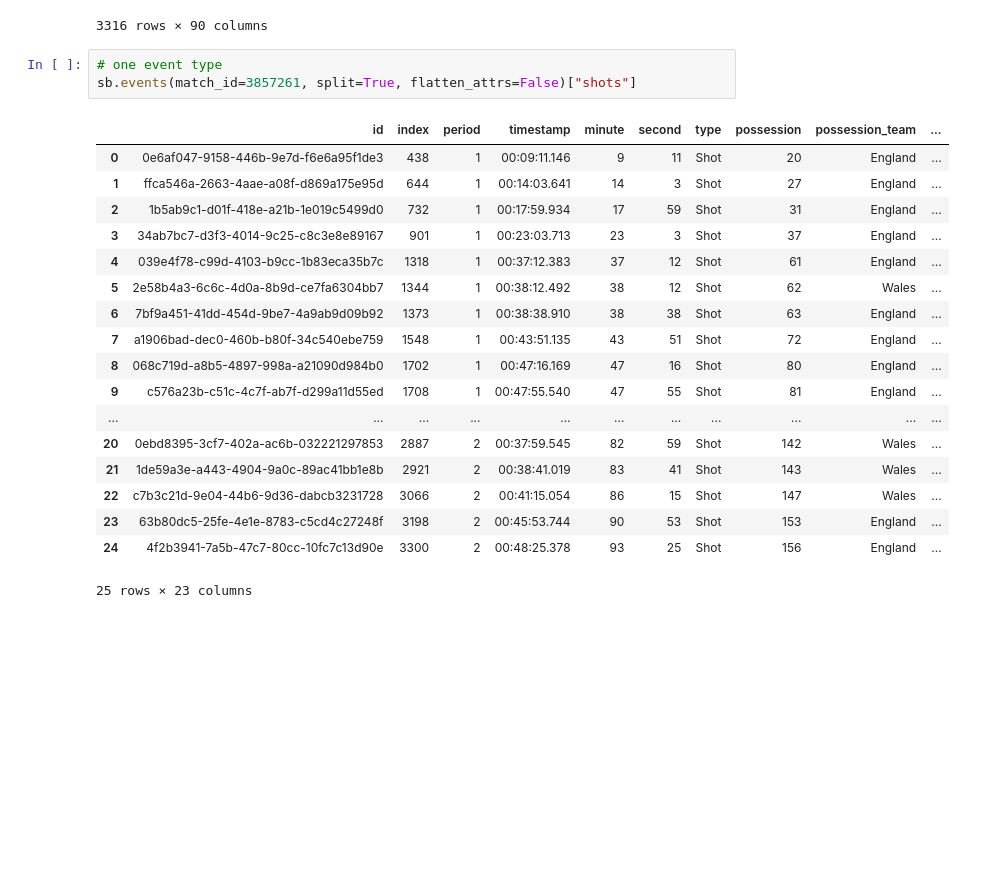
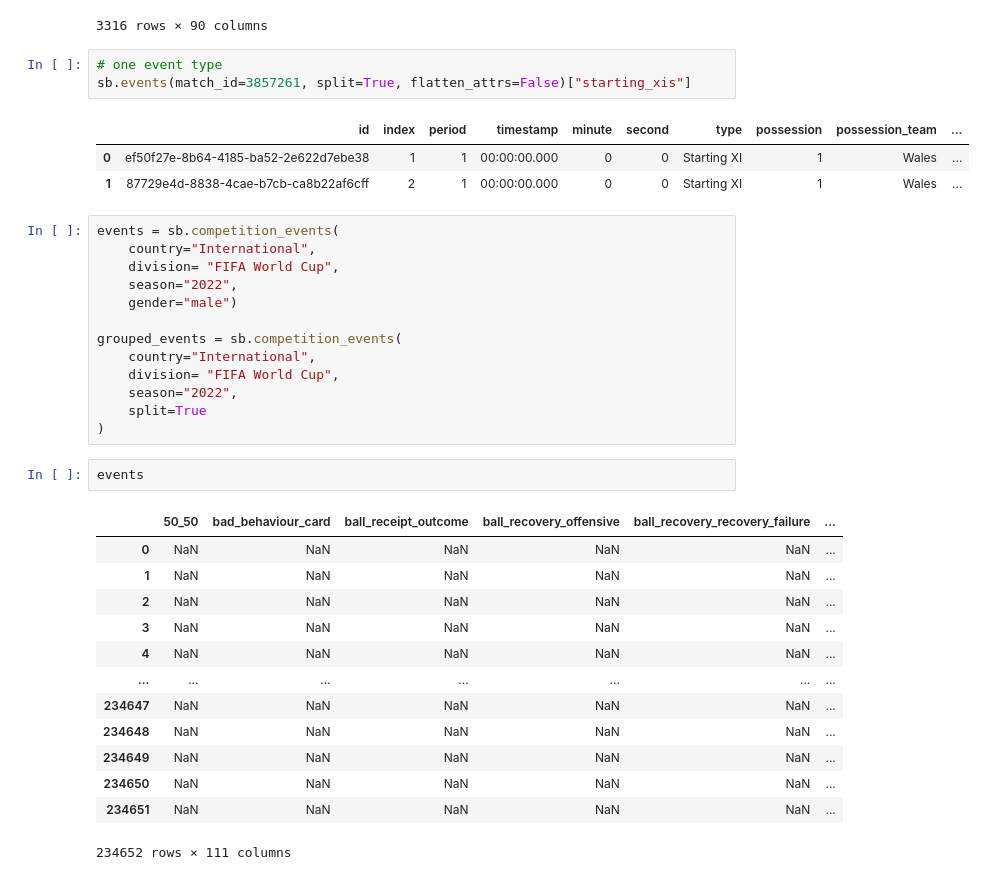
Before and after one commit to DavidB1999/My_Football_Analytics, a Jupyter notebook: Basics/Data/StatsbombData.ipynb, the cells around one changed output. Saved outputs shown, nothing was run; the diff lists cells and outputs as text; blank space fills up the shorter version.

```diff
--- a/Basics/Data/StatsbombData.ipynb
+++ b/Basics/Data/StatsbombData.ipynb
@@ -55,23 +55,37 @@ events
 3316 rows × 90 columns
 # %%
 # one event type
-sb.events(match_id=3857261, split=True, flatten_attrs=False)["shots"]
+sb.events(match_id=3857261, split=True, flatten_attrs=False)["starting_xis"]
 # %% [output]
 |  | id | index | period | timestamp | minute | second | type | possession | possession_team | ... |
-| 0 | 0e6af047-9158-446b-9e7d-f6e6a95f1de3 | 438 | 1 | 00:09:11.146 | 9 | 11 | Shot | 20 | England | ... |
-| 1 | ffca546a-2663-4aae-a08f-d869a175e95d | 644 | 1 | 00:14:03.641 | 14 | 3 | Shot | 27 | England | ... |
-| 2 | 1b5ab9c1-d01f-418e-a21b-1e019c5499d0 | 732 | 1 | 00:17:59.934 | 17 | 59 | Shot | 31 | England | ... |
-| 3 | 34ab7bc7-d3f3-4014-9c25-c8c3e8e89167 | 901 | 1 | 00:23:03.713 | 23 | 3 | Shot | 37 | England | ... |
-| 4 | 039e4f78-c99d-4103-b9cc-1b83eca35b7c | 1318 | 1 | 00:37:12.383 | 37 | 12 | Shot | 61 | England | ... |
-| 5 | 2e58b4a3-6c6c-4d0a-8b9d-ce7fa6304bb7 | 1344 | 1 | 00:38:12.492 | 38 | 12 | Shot | 62 | Wales | ... |
-| 6 | 7bf9a451-41dd-454d-9be7-4a9ab9d09b92 | 1373 | 1 | 00:38:38.910 | 38 | 38 | Shot | 63 | England | ... |
-| 7 | a1906bad-dec0-460b-b80f-34c540ebe759 | 1548 | 1 | 00:43:51.135 | 43 | 51 | Shot | 72 | England | ... |
-| 8 | 068c719d-a8b5-4897-998a-a21090d984b0 | 1702 | 1 | 00:47:16.169 | 47 | 16 | Shot | 80 | England | ... |
-| 9 | c576a23b-c51c-4c7f-ab7f-d299a11d55ed | 1708 | 1 | 00:47:55.540 | 47 | 55 | Shot | 81 | England | ... |
-| ... | ... | ... | ... | ... | ... | ... | ... | ... | ... | ... |
-| 20 | 0ebd8395-3cf7-402a-ac6b-032221297853 | 2887 | 2 | 00:37:59.545 | 82 | 59 | Shot | 142 | Wales | ... |
-| 21 | 1de59a3e-a443-4904-9a0c-89ac41bb1e8b | 2921 | 2 | 00:38:41.019 | 83 | 41 | Shot | 143 | Wales | ... |
-| 22 | c7b3c21d-9e04-44b6-9d36-dabcb3231728 | 3066 | 2 | 00:41:15.054 | 86 | 15 | Shot | 147 | Wales | ... |
-| 23 | 63b80dc5-25fe-4e1e-8783-c5cd4c27248f | 3198 | 2 | 00:45:53.744 | 90 | 53 | Shot | 153 | England | ... |
-| 24 | 4f2b3941-7a5b-47c7-80cc-10fc7c13d90e | 3300 | 2 | 00:48:25.378 | 93 | 25 | Shot | 156 | England | ... |
+| 0 | ef50f27e-8b64-4185-ba52-2e622d7ebe38 | 1 | 1 | 00:00:00.000 | 0 | 0 | Starting XI | 1 | Wales | ... |
+| 1 | 87729e4d-8838-4cae-b7cb-ca8b22af6cff | 2 | 1 | 00:00:00.000 | 0 | 0 | Starting XI | 1 | Wales | ... |
-25 rows × 23 columns
+# %%
+events = sb.competition_events(
+    country="International",
+    division= "FIFA World Cup",
+    season="2022",
+    gender="male")
+
+grouped_events = sb.competition_events(
+    country="International",
+    division= "FIFA World Cup",
+    season="2022",
+    split=True
+)
+# %%
+events
+# %% [output]
+|  | 50_50 | bad_behaviour_card | ball_receipt_outcome | ball_recovery_offensive | ball_recovery_recovery_failure | ... |
+| 0 | NaN | NaN | NaN | NaN | NaN | ... |
+| 1 | NaN | NaN | NaN | NaN | NaN | ... |
+| 2 | NaN | NaN | NaN | NaN | NaN | ... |
+| 3 | NaN | NaN | NaN | NaN | NaN | ... |
+| 4 | NaN | NaN | NaN | NaN | NaN | ... |
+| ... | ... | ... | ... | ... | ... | ... |
+| 234647 | NaN | NaN | NaN | NaN | NaN | ... |
+| 234648 | NaN | NaN | NaN | NaN | NaN | ... |
+| 234649 | NaN | NaN | NaN | NaN | NaN | ... |
+| 234650 | NaN | NaN | NaN | NaN | NaN | ... |
+| 234651 | NaN | NaN | NaN | NaN | NaN | ... |
+234652 rows × 111 columns
```
Also changed, not shown: parts of 1 cell of this notebook, 2 other files.
